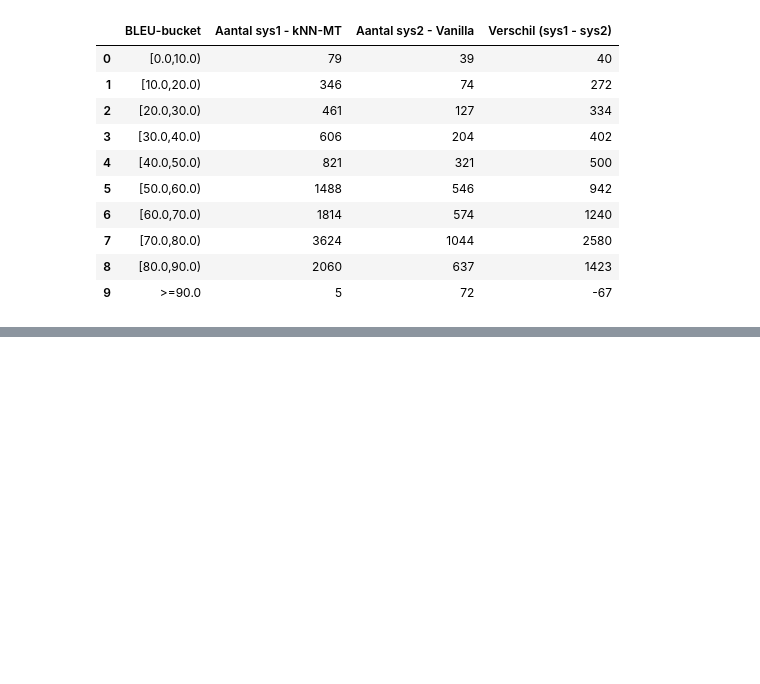
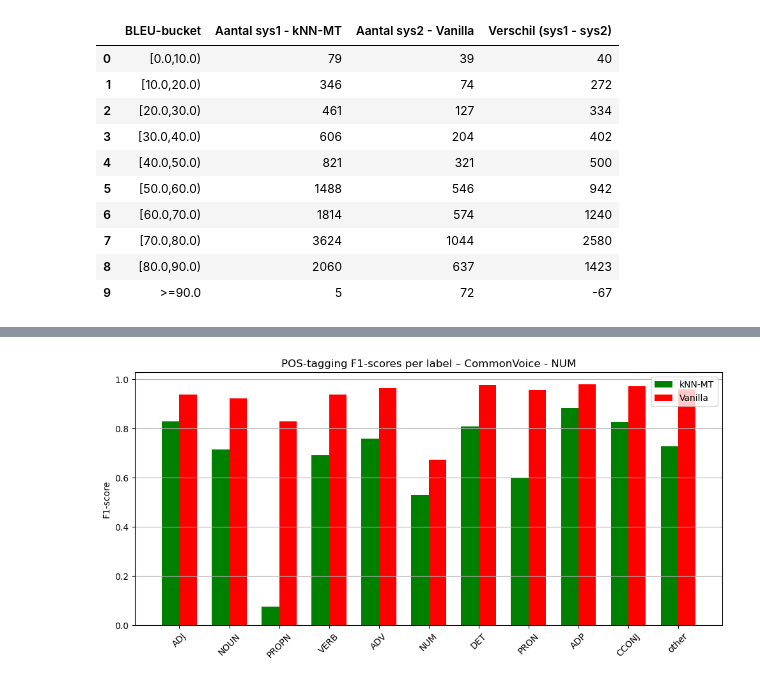
Before and after one commit to SedatGunay/kNN-MT, a Jupyter notebook: notebooks/num_commonvoice.ipynb, the cells around one changed output, grey strips where cells are left out. Drawn from its saved outputs; the diff is of its cells as text; code cells hidden in the pictures; blank space fills up the shorter version.

```diff
--- a/notebooks/num_commonvoice.ipynb
+++ b/notebooks/num_commonvoice.ipynb
@@ -49,3 +38,9 @@ df_bleu.style.background_gradient(cmap="RdYlGn_r", subset=["Verschil (sys1 - sys
 | 7 | [70.0,80.0) | 3624 | 1044 | 2580 |
 | 8 | [80.0,90.0) | 2060 | 637 | 1423 |
 | 9 | >=90.0 | 5 | 72 | -67 |
+# %%
+html_path = "/Users/sedatgunay/Desktop/num/commonvoice/comparemt_output_commonvoice_pos/index.html"
+
+print("POS LABEL TAGGING SCORES – COMMONVOICE- NUM Datastore")
+df_commonvoice_pos = extract_pos_tag_scores(html_path)
+display(df_commonvoice_pos)
@@ -51,0 +61,22 @@ df_bleu.style.background_gradient(cmap="RdYlGn_r", subset=["Verschil (sys1 - sys
+# %%
+import matplotlib.pyplot as plt
+
+fig, ax = plt.subplots(figsize=(10, 5))
+
+labels = df_commonvoice_pos["Label"]
+x = range(len(labels))
+width = 0.35
+
+ax.bar(x, df_commonvoice_pos["kNN-MT (sys1)"], width, label="kNN-MT", color="green")
+ax.bar([i + width for i in x], df_commonvoice_pos["Vanilla (sys2)"], width, label="Vanilla", color="red")
+
+ax.set_ylabel("F1-score")
+ax.set_title("POS-tagging F1-scores per label – CommonVoice - NUM")
+ax.set_xticks([i + width / 2 for i in x])
+ax.set_xticklabels(labels, rotation=45)
+ax.legend()
+ax.grid(axis="y")
+plt.tight_layout()
+plt.show()
+# %% [output]
+[figure, added]
```
Also changed, not shown: parts of 6 cells of this notebook, 4 other files.
